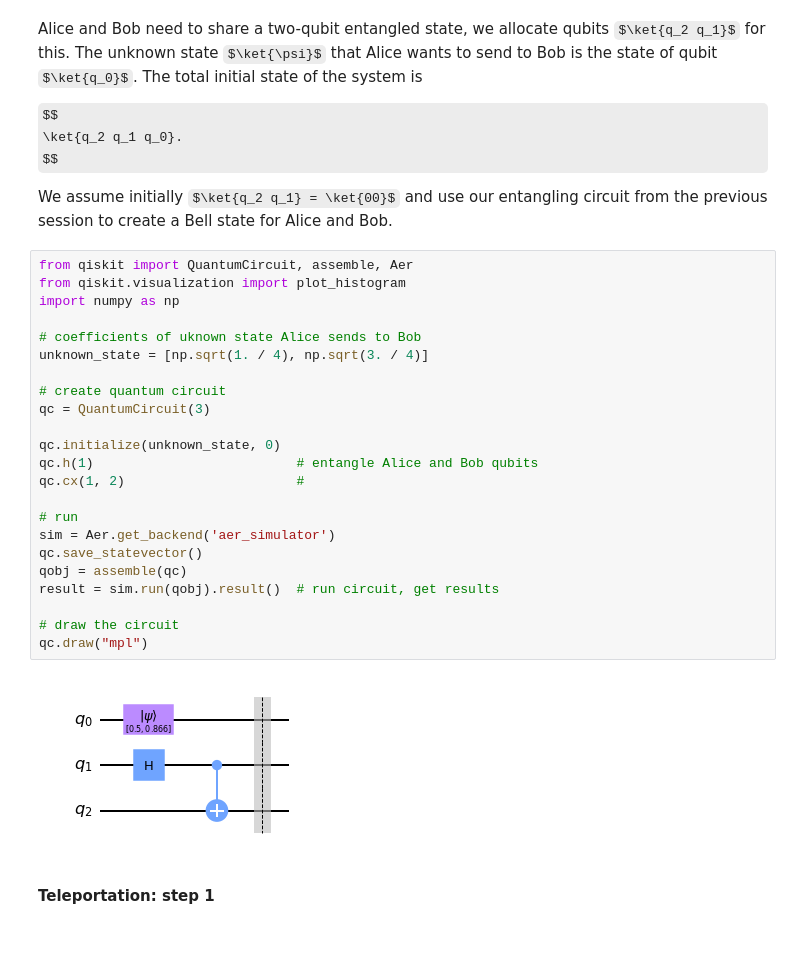
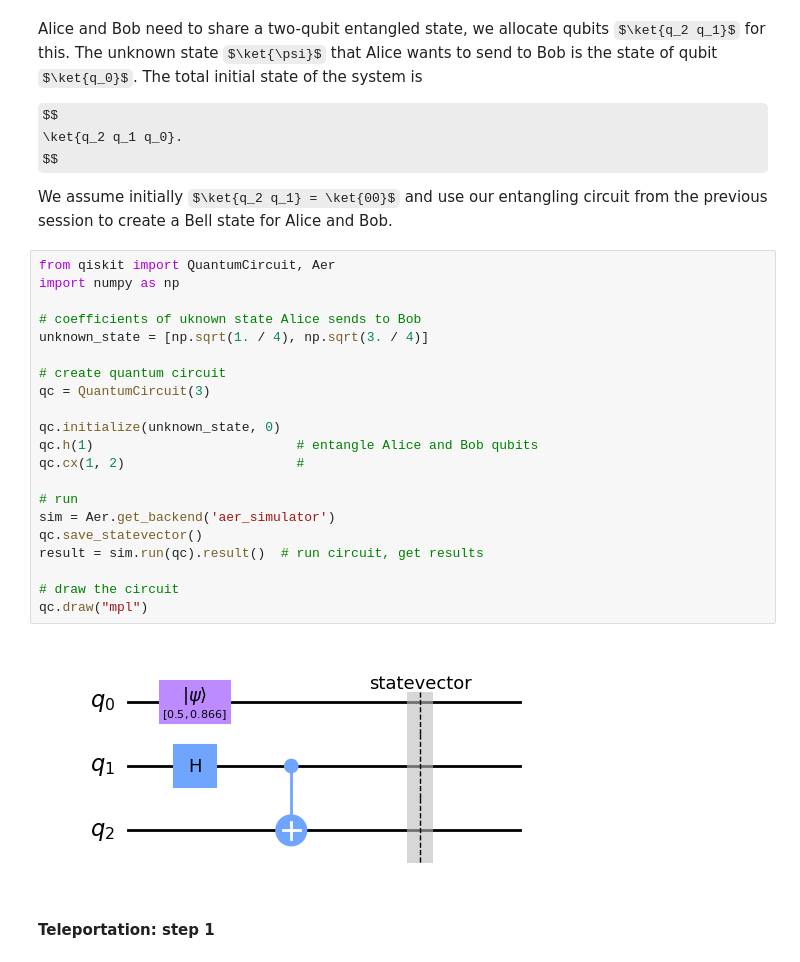
Before and after one commit to ENCCS/qas2023, a Jupyter notebook: content/notebooks/E1_qc-3.ipynb, the cells around one changed output. Drawn from its saved outputs; the diff is of its cells as text; some formulas as TeX source.

Commit message:
Update E1 notebooks to work with latest version of qiskit, remove additional uncessary imports, fix latex rendering

```diff
--- a/content/notebooks/E1_qc-3.ipynb
+++ b/content/notebooks/E1_qc-3.ipynb
@@ -47,30 +47,28 @@ $$
 
 We assume initially $\ket{q_2 q_1} = \ket{00}$ and use our entangling circuit from the previous session to create a Bell state for Alice and Bob.
 # %%
-from qiskit import QuantumCircuit, assemble, Aer
-from qiskit.visualization import plot_histogram
+from qiskit import QuantumCircuit, Aer
 import numpy as np
 
 # coefficients of uknown state Alice sends to Bob
 unknown_state = [np.sqrt(1. / 4), np.sqrt(3. / 4)]
 
 # create quantum circuit
 qc = QuantumCircuit(3)
 
 qc.initialize(unknown_state, 0)
 qc.h(1)                          # entangle Alice and Bob qubits
 qc.cx(1, 2)                      #
 
 # run
 sim = Aer.get_backend('aer_simulator')
 qc.save_statevector()
-qobj = assemble(qc)
-result = sim.run(qobj).result()  # run circuit, get results
+result = sim.run(qc).result()  # run circuit, get results
 
 # draw the circuit
 qc.draw("mpl")
 # %% [output]
-[figure, old version]
+[figure, new version]
 # %% [markdown]
 #### **Teleportation: step 1**
 # %% [markdown]
```
Also changed, not shown: parts of 6 cells of this notebook, 3 other files.
